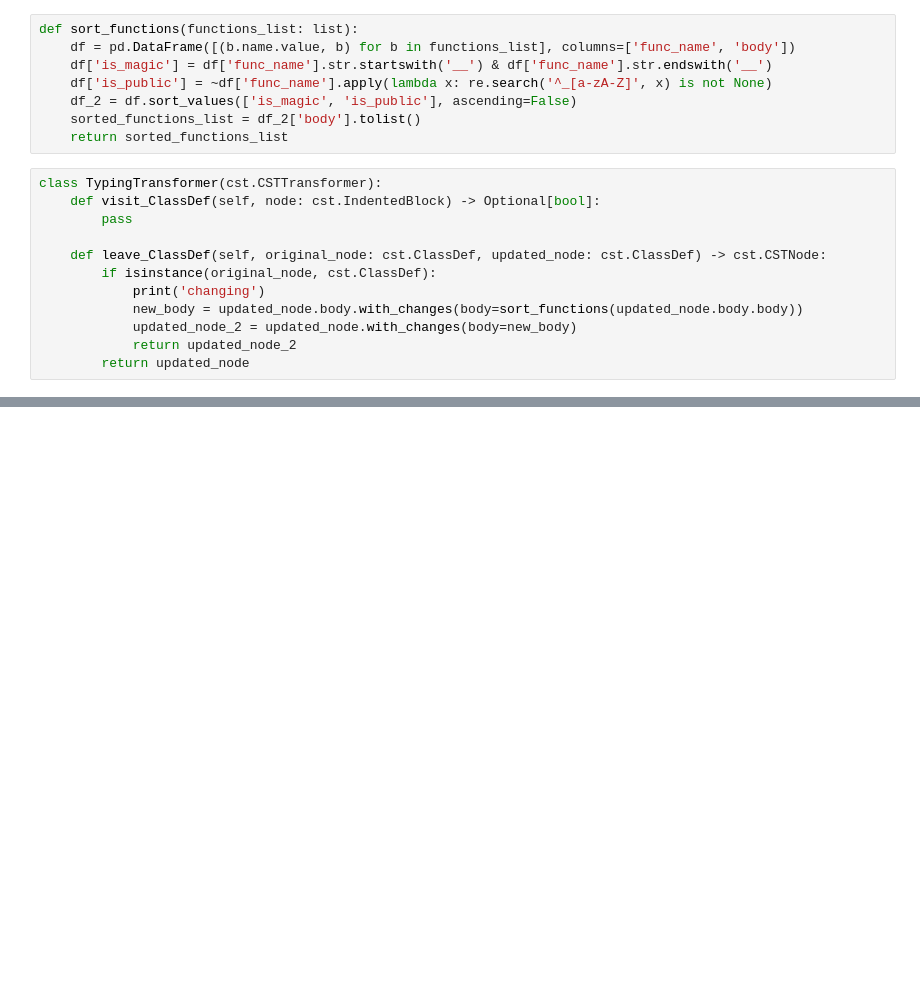
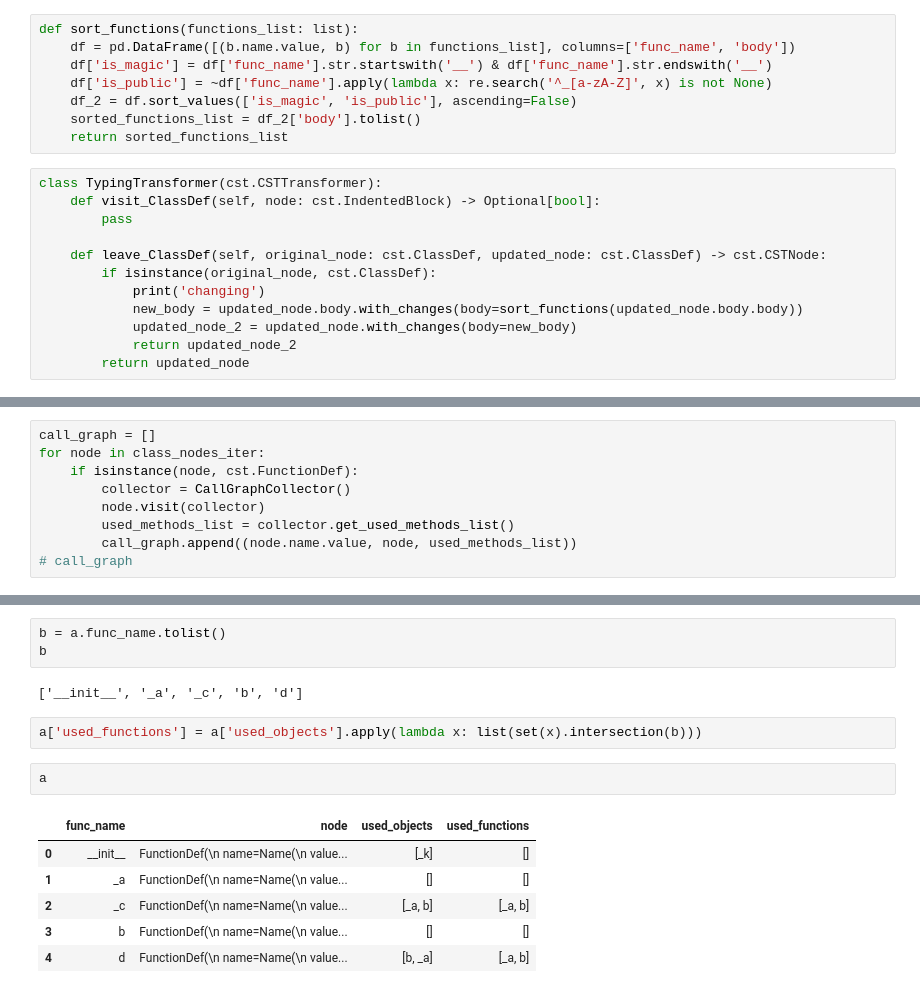
Before and after one commit to erez-aharonov/py_dev_assist, a Jupyter notebook: play.ipynb, the cells around one changed output, grey strips where cells are left out. Saved outputs shown, nothing was run; the diff lists cells and outputs as text; blank space fills up the shorter version.

```diff
--- a/play.ipynb
+++ b/play.ipynb
@@ -159,0 +127,9 @@ IndentedBlock(
+# %%
+call_graph = []
+for node in class_nodes_iter:
+    if isinstance(node, cst.FunctionDef):
+        collector = CallGraphCollector()
+        node.visit(collector)
+        used_methods_list = collector.get_used_methods_list()
+        call_graph.append((node.name.value, node, used_methods_list))
+# call_graph
@@ -159,0 +152,16 @@ IndentedBlock(
+# %%
+b = a.func_name.tolist()
+b
+# %% [output]
+['__init__', '_a', '_c', 'b', 'd']
+# %%
+a['used_functions'] = a['used_objects'].apply(lambda x: list(set(x).intersection(b)))
+# %%
+a
+# %% [output]
+|  | func_name | node | used_objects | used_functions |
+| 0 | __init__ | FunctionDef(\n name=Name(\n value... | [_k] | [] |
+| 1 | _a | FunctionDef(\n name=Name(\n value... | [] | [] |
+| 2 | _c | FunctionDef(\n name=Name(\n value... | [_a, b] | [_a, b] |
+| 3 | b | FunctionDef(\n name=Name(\n value... | [] | [] |
+| 4 | d | FunctionDef(\n name=Name(\n value... | [b, _a] | [_a, b] |
```
Also changed, not shown: parts of 30 cells of this notebook, 6 other files.
